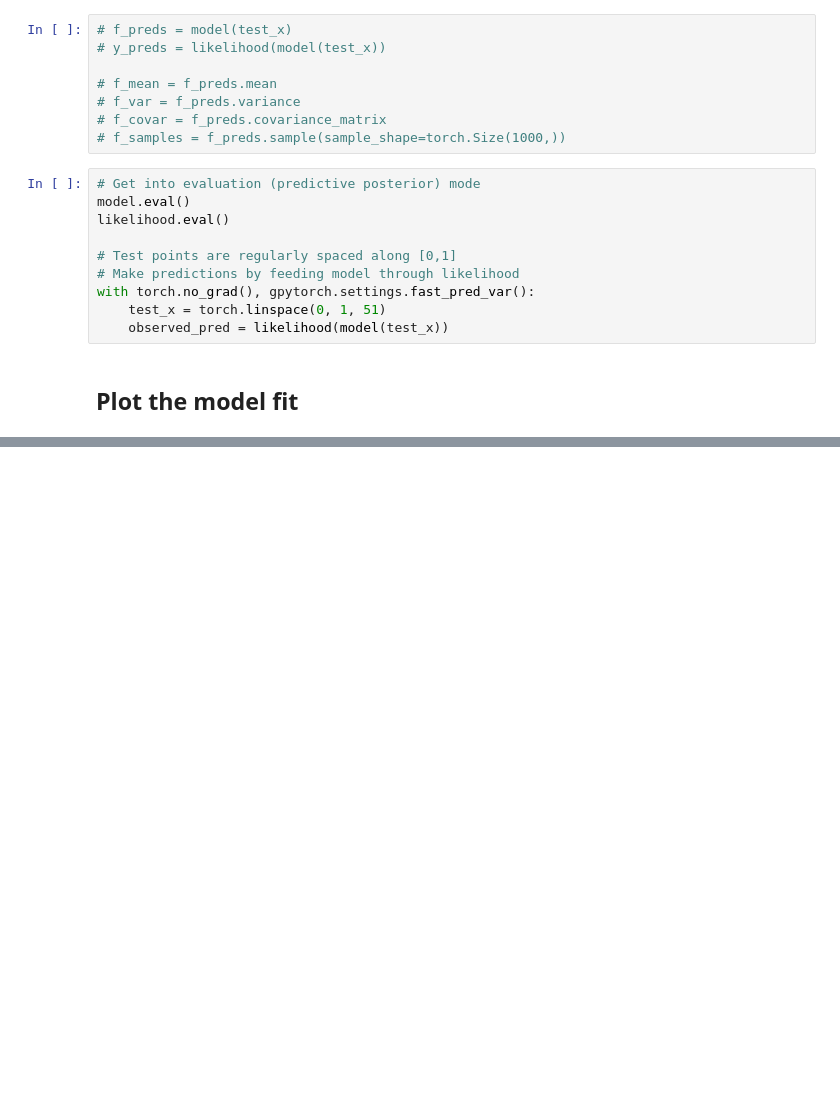
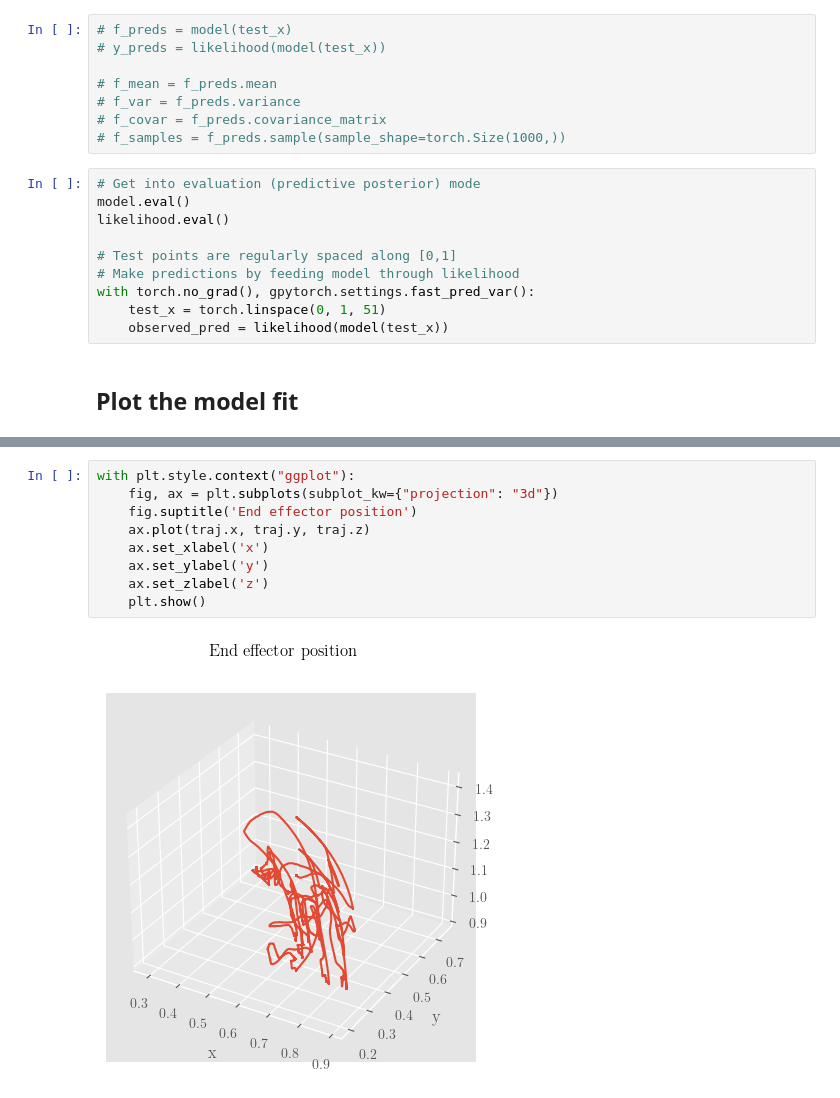
Before and after one commit to kir0ul/CMP, a Jupyter notebook: CGP.ipynb, the cells around one changed output, grey strips where cells are left out. Drawn from its saved outputs; the diff is of its cells as text; blank space fills up the shorter version.

```diff
--- a/CGP.ipynb
+++ b/CGP.ipynb
@@ -308,0 +361,11 @@ NameError: name 'T1' is not defined
+# %%
+with plt.style.context("ggplot"):
+    fig, ax = plt.subplots(subplot_kw={"projection": "3d"})
+    fig.suptitle('End effector position')
+    ax.plot(traj.x, traj.y, traj.z)
+    ax.set_xlabel('x')
+    ax.set_ylabel('y')
+    ax.set_zlabel('z')
+    plt.show()
+# %% [output]
+[figure, added]
```
Also changed, not shown: parts of 12 cells of this notebook, 6 other files.
